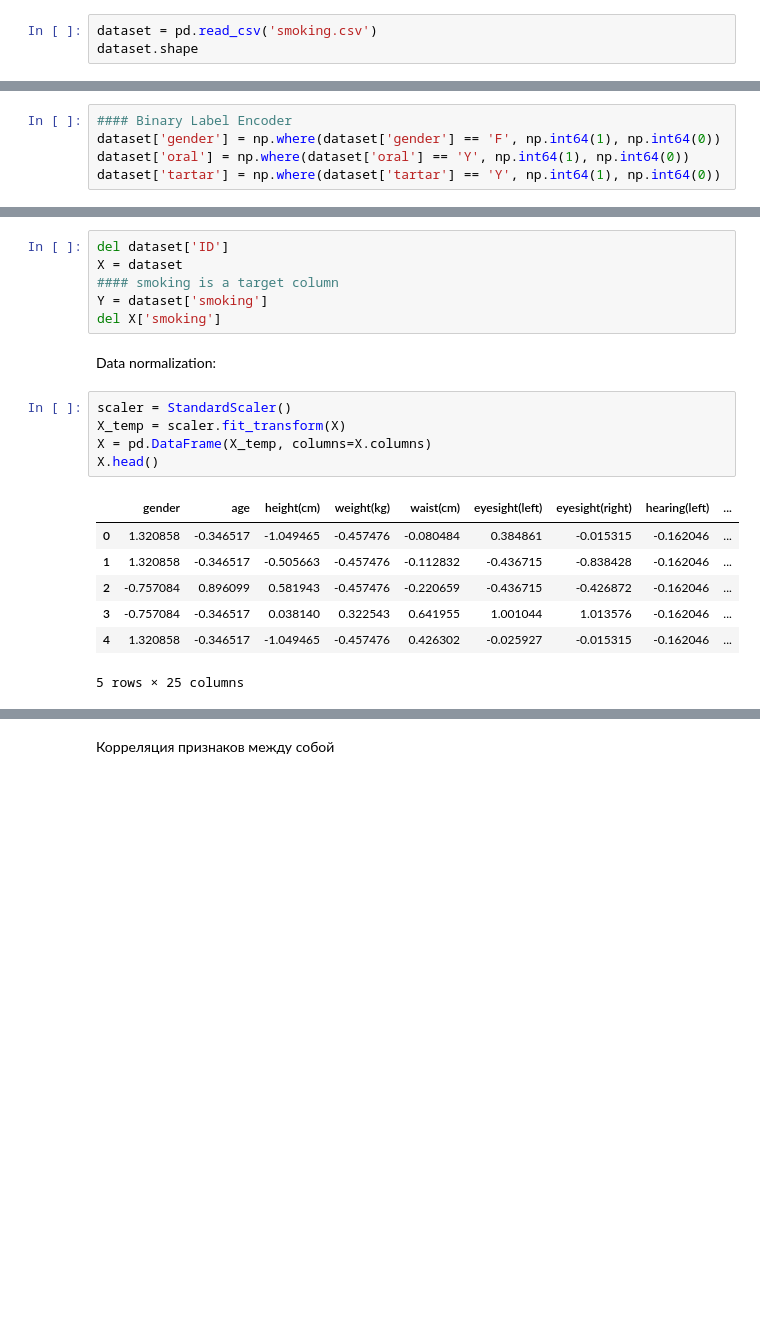
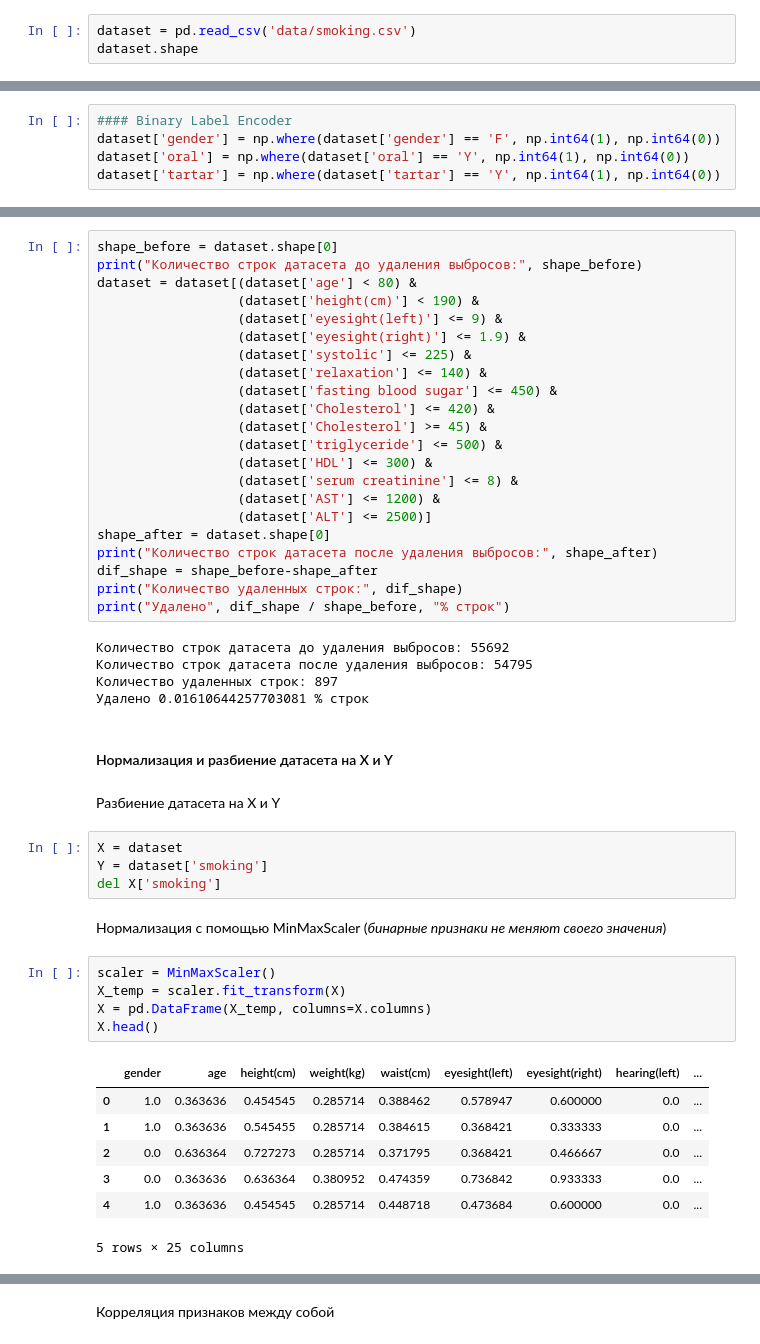
Before and after one commit to KozynchenkoVS/MLProject2023, a Jupyter notebook: NoteBook.ipynb, the cells around one changed output, grey strips where cells are left out. Drawn from its saved outputs; the diff is of its cells as text; blank space fills up the shorter version.

```diff
--- a/NoteBook.ipynb
+++ b/NoteBook.ipynb
@@ -26,5 +30,5 @@ from sklearn.preprocessing import StandardScaler
 # %%
-dataset = pd.read_csv('smoking.csv')
+dataset = pd.read_csv('data/smoking.csv')
 dataset.shape
 # %% [output]
 (55692, 27)
@@ -74,21 +186,50 @@ Now all columns has numeric type. Splitting into X and Y (Y is a target):
+# %%
+shape_before = dataset.shape[0]
+print("Количество строк датасета до удаления выбросов:", shape_before)
+dataset = dataset[(dataset['age'] < 80) &
+                  (dataset['height(cm)'] < 190) &
+                  (dataset['eyesight(left)'] <= 9) &
+                  (dataset['eyesight(right)'] <= 1.9) &
+                  (dataset['systolic'] <= 225) &
+                  (dataset['relaxation'] <= 140) &
+                  (dataset['fasting blood sugar'] <= 450) &
+                  (dataset['Cholesterol'] <= 420) &
+                  (dataset['Cholesterol'] >= 45) &
+                  (dataset['triglyceride'] <= 500) &
+                  (dataset['HDL'] <= 300) &
+                  (dataset['serum creatinine'] <= 8) &
+                  (dataset['AST'] <= 1200) &
+                  (dataset['ALT'] <= 2500)]
+shape_after = dataset.shape[0]
+print("Количество строк датасета после удаления выбросов:", shape_after)
+dif_shape = shape_before-shape_after
+print("Количество удаленных строк:", dif_shape)
+print("Удалено", dif_shape / shape_before, "% строк")
+# %% [output]
+Количество строк датасета до удаления выбросов: 55692
+Количество строк датасета после удаления выбросов: 54795
+Количество удаленных строк: 897
+Удалено 0.01610644257703081 % строк
+# %% [markdown]
+#### Нормализация и разбиение датасета на X и Y
+# %% [markdown]
+Разбиение датасета на X и Y
 # %%
-del dataset['ID']
 X = dataset
-#### smoking is a target column
 Y = dataset['smoking']
 del X['smoking']
-# %% [markdown]
-Data normalization:
+# %% [markdown]
+Нормализация с помощью MinMaxScaler (<i>бинарные признаки не меняют своего значения</i>)
 # %%
-scaler = StandardScaler()
+scaler = MinMaxScaler()
 X_temp = scaler.fit_transform(X)
 X = pd.DataFrame(X_temp, columns=X.columns)
 X.head()
 # %% [output]
 |  | gender | age | height(cm) | weight(kg) | waist(cm) | eyesight(left) | eyesight(right) | hearing(left) | ... |
-| 0 | 1.320858 | -0.346517 | -1.049465 | -0.457476 | -0.080484 | 0.384861 | -0.015315 | -0.162046 | ... |
-| 1 | 1.320858 | -0.346517 | -0.505663 | -0.457476 | -0.112832 | -0.436715 | -0.838428 | -0.162046 | ... |
-| 2 | -0.757084 | 0.896099 | 0.581943 | -0.457476 | -0.220659 | -0.436715 | -0.426872 | -0.162046 | ... |
-| 3 | -0.757084 | -0.346517 | 0.038140 | 0.322543 | 0.641955 | 1.001044 | 1.013576 | -0.162046 | ... |
-| 4 | 1.320858 | -0.346517 | -1.049465 | -0.457476 | 0.426302 | -0.025927 | -0.015315 | -0.162046 | ... |
+| 0 | 1.0 | 0.363636 | 0.454545 | 0.285714 | 0.388462 | 0.578947 | 0.600000 | 0.0 | ... |
+| 1 | 1.0 | 0.363636 | 0.545455 | 0.285714 | 0.384615 | 0.368421 | 0.333333 | 0.0 | ... |
+| 2 | 0.0 | 0.636364 | 0.727273 | 0.285714 | 0.371795 | 0.368421 | 0.466667 | 0.0 | ... |
+| 3 | 0.0 | 0.363636 | 0.636364 | 0.380952 | 0.474359 | 0.736842 | 0.933333 | 0.0 | ... |
+| 4 | 1.0 | 0.363636 | 0.454545 | 0.285714 | 0.448718 | 0.473684 | 0.600000 | 0.0 | ... |
 5 rows × 25 columns
```
Also changed, not shown: parts of 51 cells of this notebook, 3 other files.
